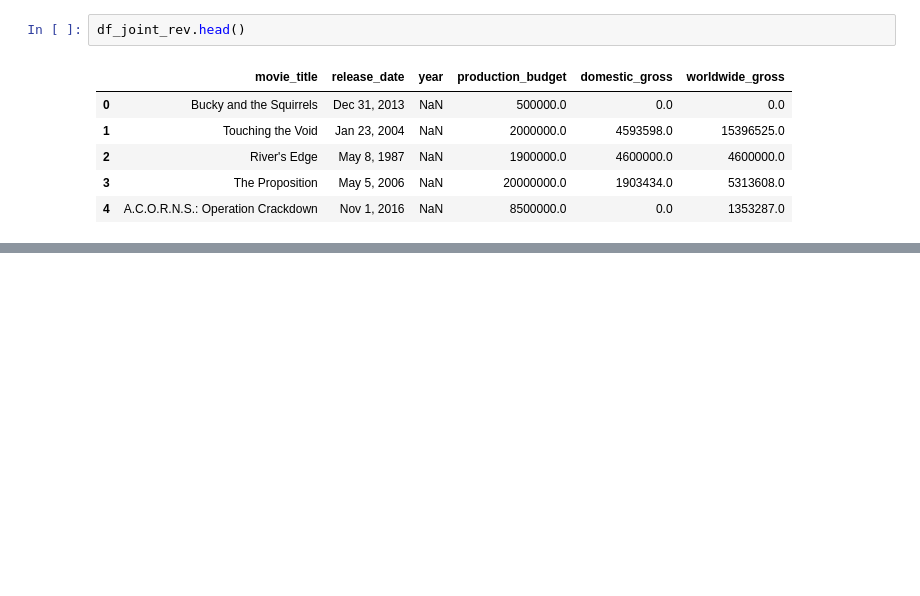
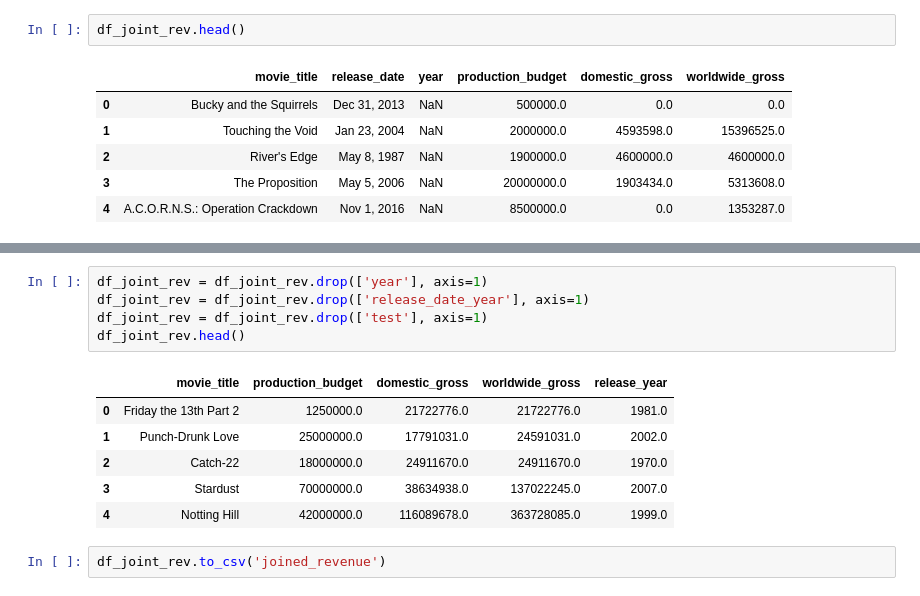
Before and after one commit to polyglottraveler/projectkr, a Jupyter notebook: sql_v0-kca.ipynb, the cells around one changed output, grey strips where cells are left out. Cells and saved outputs as stored; diff of their text form; blank space fills up the shorter version.

```diff
--- a/sql_v0-kca.ipynb
+++ b/sql_v0-kca.ipynb
@@ -241,0 +294,14 @@ df_joint_rev.head()
+# %%
+df_joint_rev = df_joint_rev.drop(['year'], axis=1)
+df_joint_rev = df_joint_rev.drop(['release_date_year'], axis=1)
+df_joint_rev = df_joint_rev.drop(['test'], axis=1)
+df_joint_rev.head()
+# %% [output]
+|  | movie_title | production_budget | domestic_gross | worldwide_gross | release_year |
+| 0 | Friday the 13th Part 2 | 1250000.0 | 21722776.0 | 21722776.0 | 1981.0 |
+| 1 | Punch-Drunk Love | 25000000.0 | 17791031.0 | 24591031.0 | 2002.0 |
+| 2 | Catch-22 | 18000000.0 | 24911670.0 | 24911670.0 | 1970.0 |
+| 3 | Stardust | 70000000.0 | 38634938.0 | 137022245.0 | 2007.0 |
+| 4 | Notting Hill | 42000000.0 | 116089678.0 | 363728085.0 | 1999.0 |
+# %%
+df_joint_rev.to_csv('joined_revenue')
```
Also changed, not shown: parts of 14 cells of this notebook, 1 other file.
